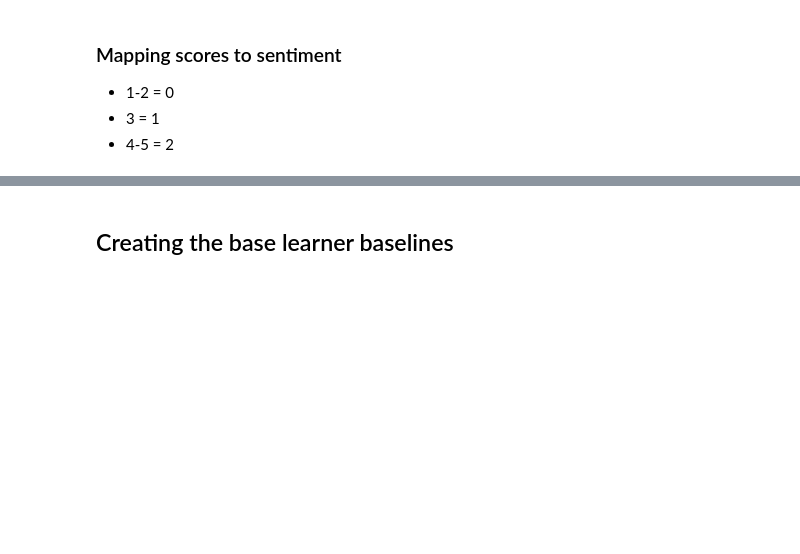
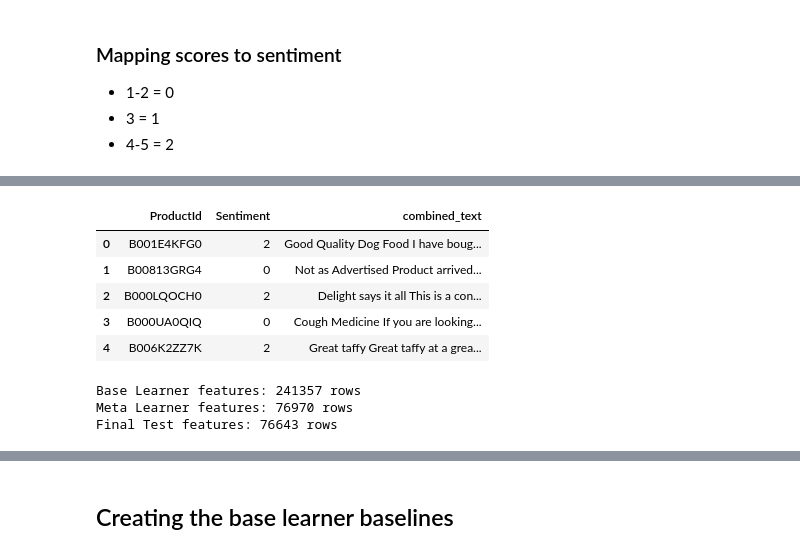
Before and after one commit to Mahaselvi/amazon-fine-foods-sentiment, a Jupyter notebook: Amazon_reviews.ipynb, the cells around one changed output, grey strips where cells are left out. Cells and saved outputs as stored; diff of their text form; code cells hidden in the pictures; blank space fills up the shorter version.

Commit message:
Modified the groupshufflesplit by splitting into base, meta and final test

```diff
--- a/Amazon_reviews.ipynb
+++ b/Amazon_reviews.ipynb
@@ -122,4 +102,4 @@ Text       0
 dtype: int64
 # %%
-x['Summary']=x['Summary'].fillna('')
+df['Summary']=df['Summary'].fillna('')
 # %%
@@ -130,6 +114,6 @@ Text       0
 dtype: int64
 # %%
-x['combined_text']=x['Summary']+' '+x['Text']
+df['combined_text']=df['Summary']+' '+df['Text']
 # %%
 #removing the html entities
 def clean_text(text):
@@ -138,7 +122,18 @@ def clean_text(text):
     text = re.sub(r'[^a-zA-Z\s]', ' ', text) # strip digits/special symbols, keep letters
     text = re.sub(r'\s+', ' ', text).strip() # collapse extra whitespace
     return text
-x['combined_text']=x['combined_text'].apply(clean_text)
+df['combined_text']=df['combined_text'].apply(clean_text)
+# %%
+df=df.drop(columns=["Summary","Text","Score"])
+# %%
+df.head()
+# %% [output]
+|  | ProductId | Sentiment | combined_text |
+| 0 | B001E4KFG0 | 2 | Good Quality Dog Food I have boug... |
+| 1 | B00813GRG4 | 0 | Not as Advertised Product arrived... |
+| 2 | B000LQOCH0 | 2 | Delight says it all This is a con... |
+| 3 | B000UA0QIQ | 0 | Cough Medicine If you are looking... |
+| 4 | B006K2ZZ7K | 2 | Great taffy Great taffy at a grea... |
 # %%
 #removing the negation words from the stop words
 negation_words={'not', 'no', 'nor', 'never', 'none', 'nothing', 'nowhere',
@@ -156,0 +169,8 @@ x_train,x_test,y_train,y_test=x['combined_text'].iloc[train_idx],x['combined_tex
+# %%
+print(f"Base Learner features: {x_base.shape[0]} rows")
+print(f"Meta Learner features: {x_meta.shape[0]} rows")
+print(f"Final Test features: {x_test.shape[0]} rows")
+# %% [output]
+Base Learner features: 241357 rows
+Meta Learner features: 76970 rows
+Final Test features: 76643 rows
```
Also changed, not shown: parts of 19 cells of this notebook.
